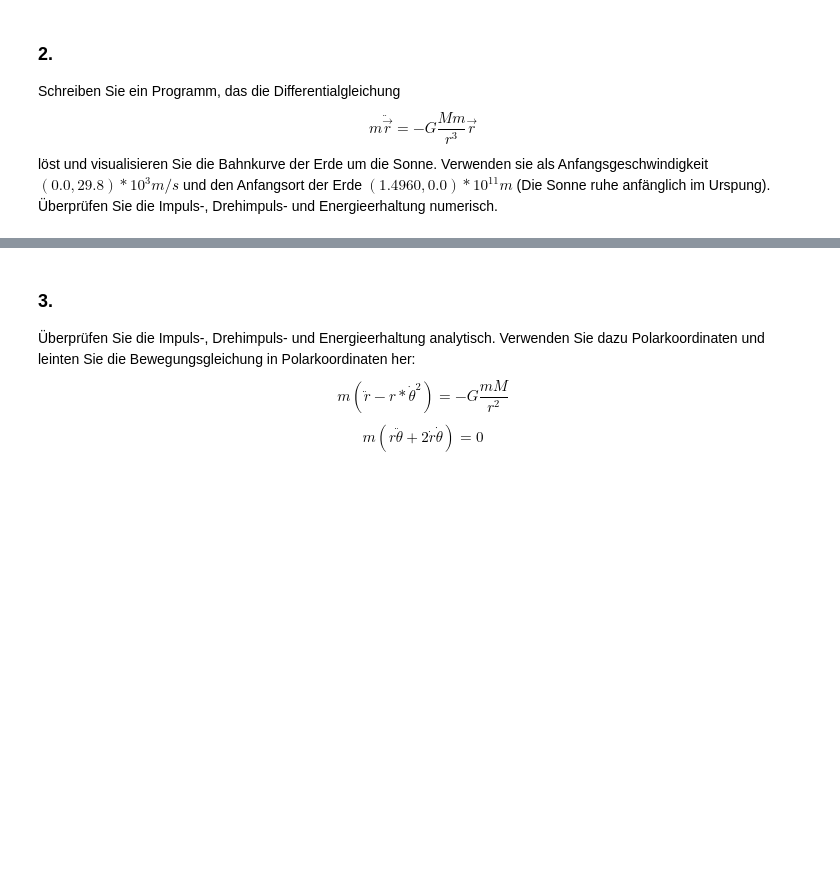
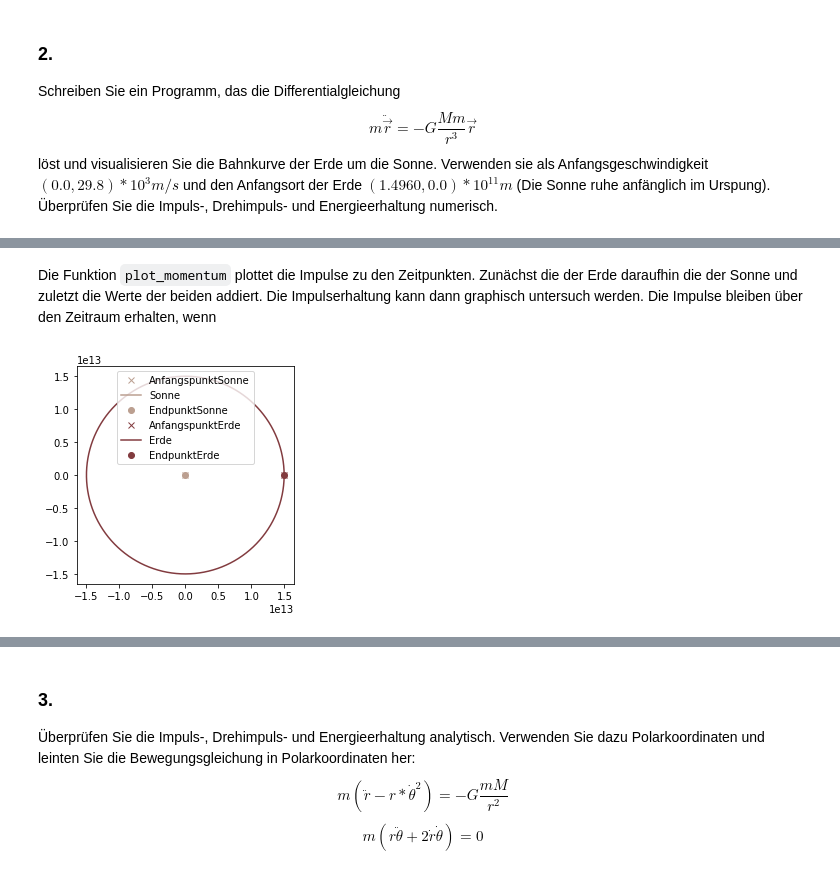
Before and after one commit to AlexandraMayer/Modellbildung-und-Simulation, a Jupyter notebook: Abgabe 2/Klassische Mechanik 2 (Meyer, Mayer).ipynb, the cells around one changed output, grey strips where cells are left out. Saved outputs shown, nothing was run; the diff lists cells and outputs as text; code cells hidden in the pictures; blank space fills up the shorter version.

```diff
--- a/Abgabe 2/Klassische Mechanik 2 (Meyer, Mayer).ipynb
+++ b/Abgabe 2/Klassische Mechanik 2 (Meyer, Mayer).ipynb
@@ -101,14 +135,15 @@ def rk4(y, t, m, g, h, ode):
 # %%
-def ODEPlaneten_rk(t, y, massen, G_val):
+def ODEPlanets(t, y, masses):
     '''
     berechnet die rechte Seite der Differentialgleichung
     Zunächst kommen alle Variablen (x,y,vx,vy) für den ersten Planeten, dann alle 4 für den zweiten,...
     :param t: aktueller zeitpunkt
     :param y: aktueller y-Wert (n Komponenten)
+    :param masses: Massen der Planeten
     :return: rechte Seite f der Dgl. y'=f(t,y)
     '''
 
-    G = G_val #Gravitationskonstante
+    G = 6.674E-11 #Gravitationskonstante
     y = np.array(y)
     y = y.reshape(-1, 4)
     rs = []
@@ -120,7 +155,7 @@ def ODEPlaneten_rk(t, y, massen, G_val):
         for j in range(0, len(y)):
             if i != j:
                 r_j = np.array([y[j][0], y[j][1]])
-                m_j = massen[j]
+                m_j = masses[j]
                 dist = r_i-r_j
                 if LA.norm(dist) > 0:
                     F_i += m_j *((dist)/(LA.norm(dist))**3)
@@ -135,5 +172,5 @@ def ODEPlaneten_rk(t, y, massen, G_val):
 # %%
-def integrateall(method, ode, massen, G_val, y0, t0, tend, N, intermediate=False):
+def integrateall(method, ode, masses, y0, t0, tend, N, intermediate=False):
     """
     :param method: Enschrittverfahren
     :param ode: Rechte seite der Dgl
@@ -150,7 +187,7 @@ def integrateall(method, ode, massen, G_val, y0, t0, tend, N, intermediate=False
     h = space[1]
     y = y0
     for ts in tvals:
-        y = method(y, ts, massen, G_val, h, ode)
+        y = method(y, ts, masses, h, ode)
         yvals.append(y)
     del yvals[-1]
     yend=yvals[-1]
@@ -191,12 +239,20 @@ def Planeten_Coordinates(Planeten, g, t0, tend, N):
 # %%
-def Planets_Plot(Namen, AOrte, AGesch, Massen, G_val, Zeiten, Schritte):
-    Planeten = {}
-    for i in range(0, len(AOrte)):
-        Planeten[Namen[i]] = {'pos' : AOrte[i], 'gesch': AGesch[i], 'masse': Massen[i]}
-    t0 = Zeiten[0]
-    tend = Zeiten[1]
-    N = Schritte
-    y_list, coordinates = Planeten_Coordinates(Planeten, G_val, t0, tend, N)
+def planetsPlot(names, pos, vel, masses, t, N):
+    """
+    :param names: Namen der Planeten in einer Liste
+    :param pos: Anfangsorte der Planeten in einer Liste
+    :param vel: Anfangsgeschwindigkeiten der Planeten in einer Liste
+    :param masses: Massen der Planeten
+    :param t: Anfangs- und Endzeitpunkt in einer Liste
+    :param N: Anzahl der Schritte
+    :return: List aller berechneten Werte, Dictionary der Koordinaten
+    """
+    planets = {}
+    for i in range(0, len(pos)):
+        planets[names[i]] = {'pos' : pos[i], 'vel': vel[i], 'mass': Massen[i]}
+    t0 = t[0]
+    tend = t[1]
+    y_list, t_list, coordinates = planetCoordinates(planets, t0, tend, N)
     for st in coordinates:
         r = np.random.rand()
         g = np.random.rand()
@@ -208,4 +264,4 @@ def Planets_Plot(Namen, AOrte, AGesch, Massen, G_val, Zeiten, Schritte):
         plt.plot(xs[-1], ys[-1], 'o', color=[r, g, b], label='Endpunkt'+st)
 
     plt.legend()
-    return y_list, coordinates
+    return y_list, t_list, coordinates
@@ -260,0 +327,2 @@ def Erhaltung(y):
+# %% [markdown]
+Die Funktion `plot_momentum` plottet die Impulse zu den Zeitpunkten. Zunächst die der Erde daraufhin die der Sonne und zuletzt die Werte der beiden addiert. Die Impulserhaltung kann dann graphisch untersuch werden. Die Impulse bleiben über den Zeitraum erhalten, wenn
@@ -271,8 +402,10 @@ a_gesch_s = np.array([0., 0.])
 # %%
 Namen = ['Sonne', 'Erde']
 Orte = [a_ort_s, a_ort_e]
 Gesch = [a_gesch_s, a_gesch_e]
 Massen = [m_s, m_e]
-ys, c = Planets_Plot(Namen, Orte, Gesch, Massen, G_val, [0, 3.154e10], 10000)
+ys, ts, c = planetsPlot(Namen, Orte, Gesch, Massen, [0, 3.154e10], 10000)
 plt.axis('scaled')
 plt.show()
+# %% [output]
+[figure, added]
```
Also changed, not shown: parts of 80 cells of this notebook.
